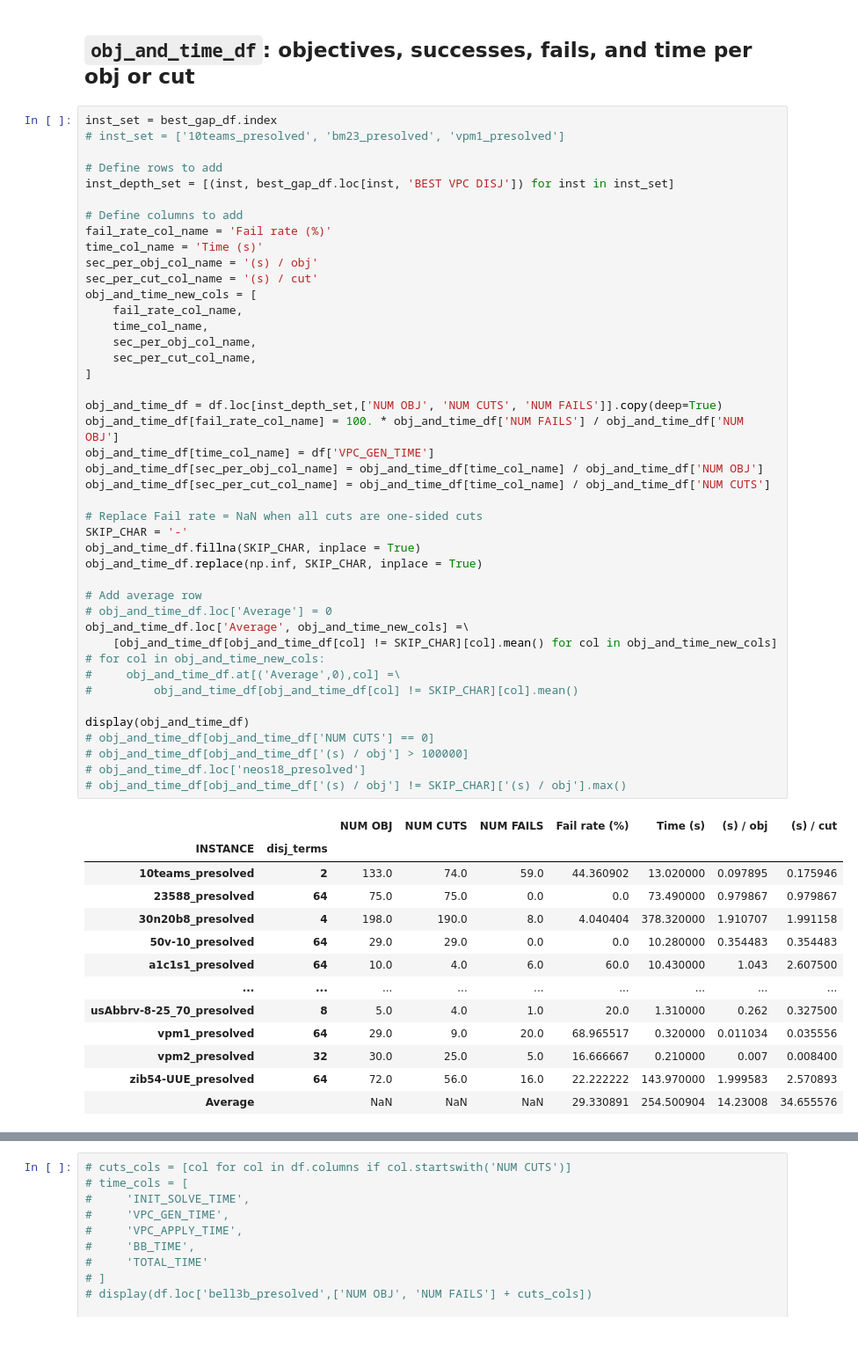
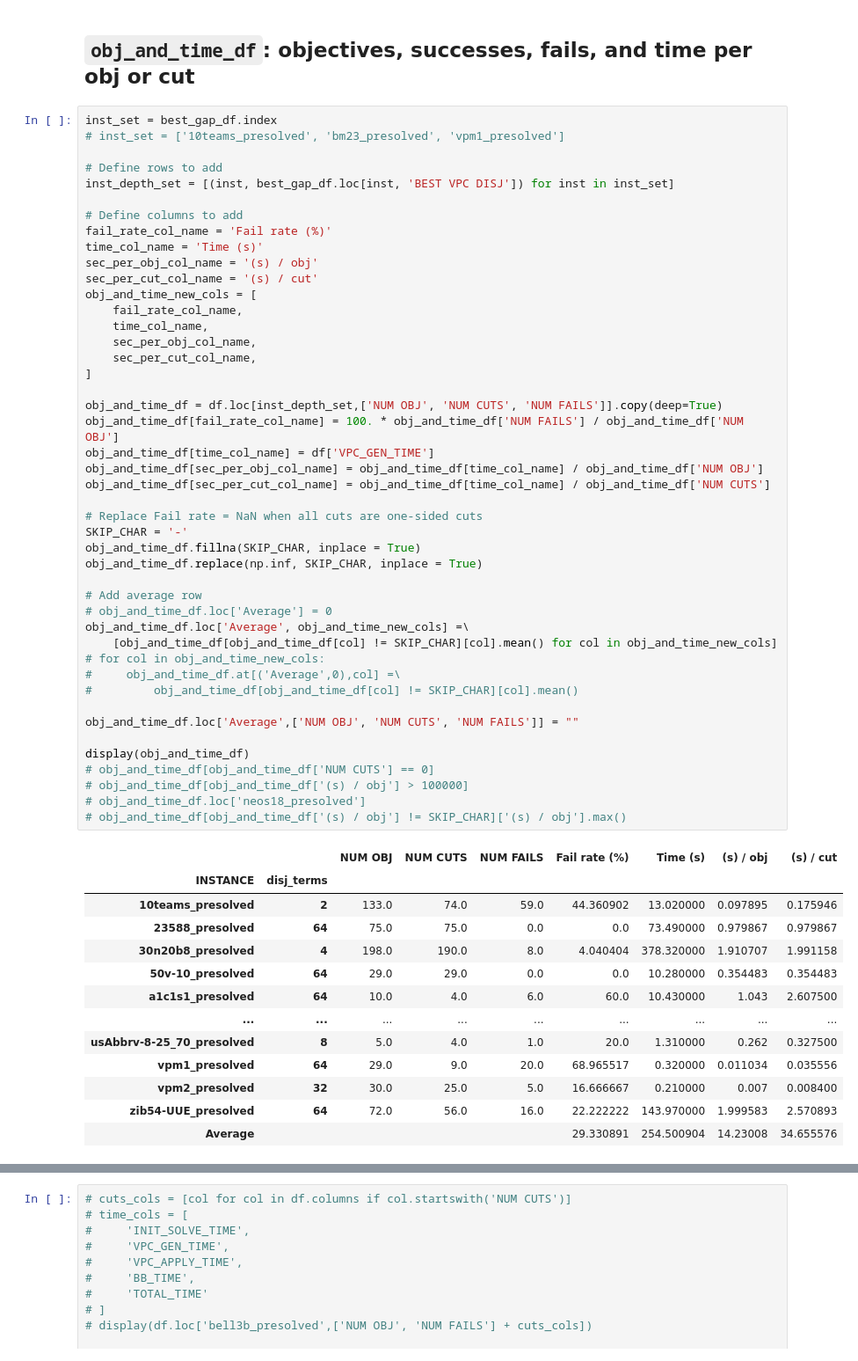
Before and after one commit to akazachk/vpc, a Jupyter notebook: plots/plots.ipynb, the cells around one changed output, grey strips where cells are left out. Shown: that part at 88% size. Cells and saved outputs as stored; diff of their text form.

```diff
--- a/plots/plots.ipynb
+++ b/plots/plots.ipynb
@@ -2653,34 +2654,36 @@ obj_and_time_df[sec_per_cut_col_name] = obj_and_time_df[time_col_name] / obj_and
 SKIP_CHAR = '-'
 obj_and_time_df.fillna(SKIP_CHAR, inplace = True)
 obj_and_time_df.replace(np.inf, SKIP_CHAR, inplace = True)
 
 # Add average row
 # obj_and_time_df.loc['Average'] = 0
 obj_and_time_df.loc['Average', obj_and_time_new_cols] =\
     [obj_and_time_df[obj_and_time_df[col] != SKIP_CHAR][col].mean() for col in obj_and_time_new_cols]
 # for col in obj_and_time_new_cols:
 #     obj_and_time_df.at[('Average',0),col] =\
 #         obj_and_time_df[obj_and_time_df[col] != SKIP_CHAR][col].mean()
 
+obj_and_time_df.loc['Average',['NUM OBJ', 'NUM CUTS', 'NUM FAILS']] = ""
+
 display(obj_and_time_df)
 # obj_and_time_df[obj_and_time_df['NUM CUTS'] == 0]
 # obj_and_time_df[obj_and_time_df['(s) / obj'] > 100000]
 # obj_and_time_df.loc['neos18_presolved']
 # obj_and_time_df[obj_and_time_df['(s) / obj'] != SKIP_CHAR]['(s) / obj'].max()
 # %% [output]
 |  |  | NUM OBJ | NUM CUTS | NUM FAILS | Fail rate (%) | Time (s) | (s) / obj | (s) / cut |
 | INSTANCE | disj_terms |  |  |  |  |  |  |  |
 | 10teams_presolved | 2 | 133.0 | 74.0 | 59.0 | 44.360902 | 13.020000 | 0.097895 | 0.175946 |
 | 23588_presolved | 64 | 75.0 | 75.0 | 0.0 | 0.0 | 73.490000 | 0.979867 | 0.979867 |
 | 30n20b8_presolved | 4 | 198.0 | 190.0 | 8.0 | 4.040404 | 378.320000 | 1.910707 | 1.991158 |
 | 50v-10_presolved | 64 | 29.0 | 29.0 | 0.0 | 0.0 | 10.280000 | 0.354483 | 0.354483 |
 | a1c1s1_presolved | 64 | 10.0 | 4.0 | 6.0 | 60.0 | 10.430000 | 1.043 | 2.607500 |
 | ... | ... | ... | ... | ... | ... | ... | ... | ... |
 | usAbbrv-8-25_70_presolved | 8 | 5.0 | 4.0 | 1.0 | 20.0 | 1.310000 | 0.262 | 0.327500 |
 | vpm1_presolved | 64 | 29.0 | 9.0 | 20.0 | 68.965517 | 0.320000 | 0.011034 | 0.035556 |
 | vpm2_presolved | 32 | 30.0 | 25.0 | 5.0 | 16.666667 | 0.210000 | 0.007 | 0.008400 |
 | zib54-UUE_presolved | 64 | 72.0 | 56.0 | 16.0 | 22.222222 | 143.970000 | 1.999583 | 2.570893 |
-| Average |  | NaN | NaN | NaN | 29.330891 | 254.500904 | 14.23008 | 34.655576 |
+| Average |  |  |  |  | 29.330891 | 254.500904 | 14.23008 | 34.655576 |
 333 rows × 7 columns
 # %%
 # cuts_cols = [col for col in df.columns if col.startswith('NUM CUTS')]
```
Also changed, not shown: parts of 2 cells of this notebook.
